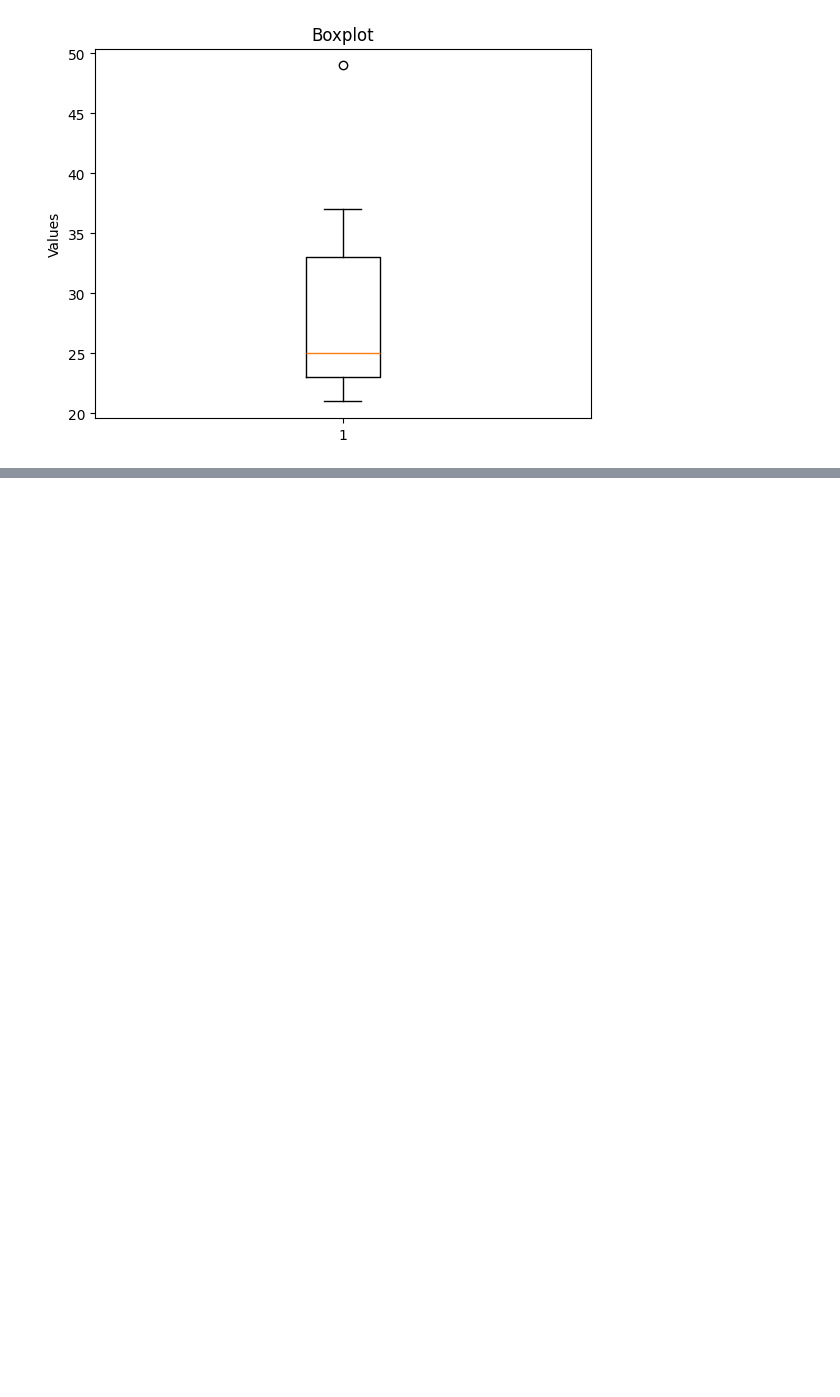
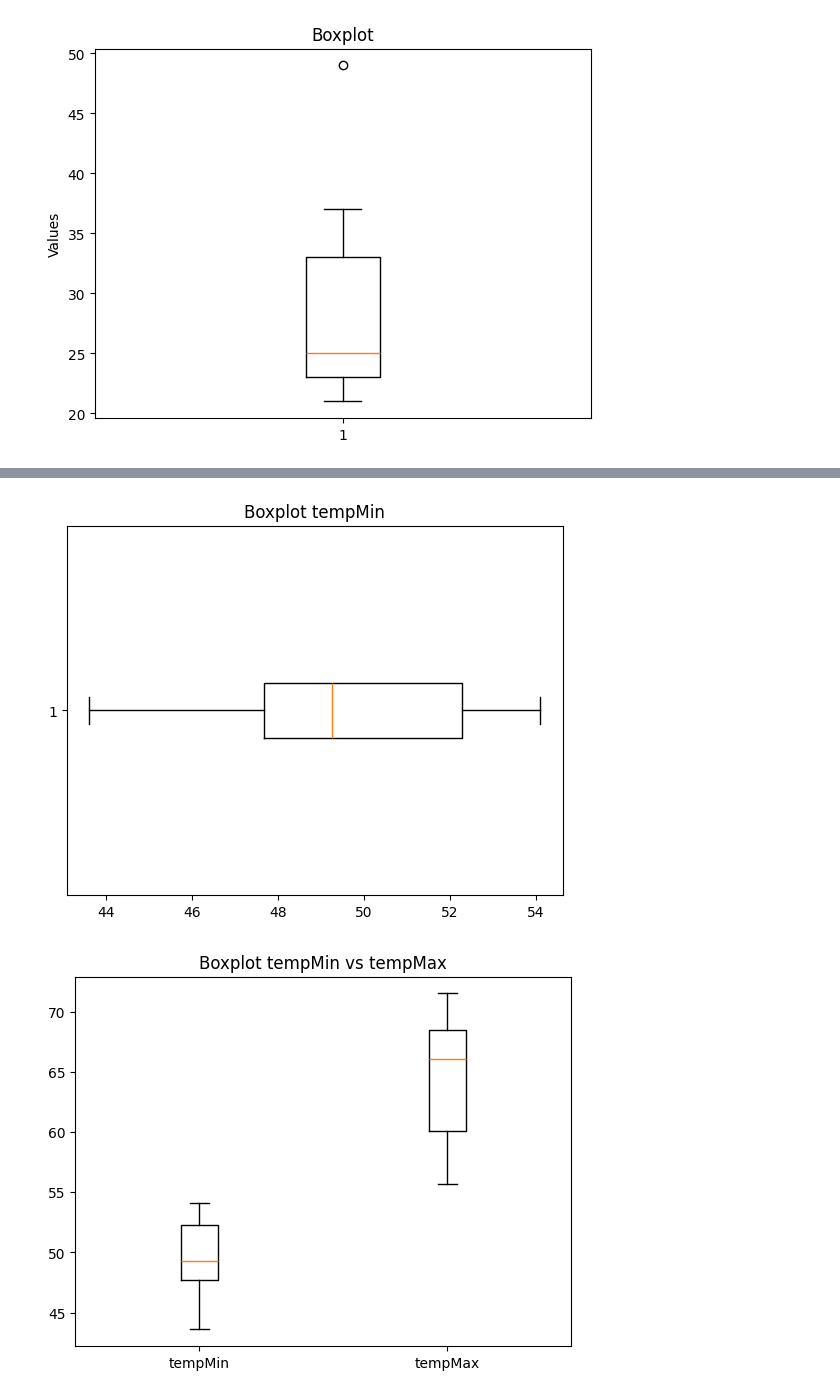
Before and after one commit to hogeschool/CMIBOD021T-2526, a Jupyter notebook: notebooks/week2_boxplot.ipynb, the cells around one changed output, grey strips where cells are left out. Cells and saved outputs as stored; diff of their text form; code cells hidden in the pictures; blank space fills up the shorter version.

```diff
--- a/notebooks/week2_boxplot.ipynb
+++ b/notebooks/week2_boxplot.ipynb
@@ -94,0 +100,20 @@ plt.show()
+# %%
+# --- Data ---
+tempMin = pd.Series([50.7, 52.8, 48.6, 53.0, 49.9, 47.9, 54.1, 47.6, 43.6, 45.5])
+tempMax = pd.Series([59.5, 55.7, 57.3, 71.5, 69.8, 68.8, 67.5, 66.0, 66.1, 61.7])
+
+# --- Means ---
+print("Mean tempMin:", tempMin.mean())
+print("Mean tempMax:", tempMax.mean())
+
+# --- Medians ---
+print("Median tempMin:", tempMin.median())
+print("Median tempMax:", tempMax.median())
+
+# --- Standard deviations ---
+print("SD tempMin:", tempMin.std())
+print("SD tempMax:", tempMax.std())
+
+# --- Summaries ---
+print("\nSummary tempMin:\n", tempMin.describe())
+print("\nSummary tempMax:\n", tempMax.describe())
@@ -94,0 +138,12 @@ plt.show()
+# %%
+# --- Boxplots ---
+plt.boxplot(tempMin, vert=False)
+plt.title("Boxplot tempMin")
+plt.show()
+
+plt.boxplot([tempMin, tempMax], tick_labels=["tempMin", "tempMax"])
+plt.title("Boxplot tempMin vs tempMax")
+plt.show()
+# %% [output]
+[figure, added]
+[figure, added]
```
Also changed, not shown: parts of 9 cells of this notebook, 3 other files.
